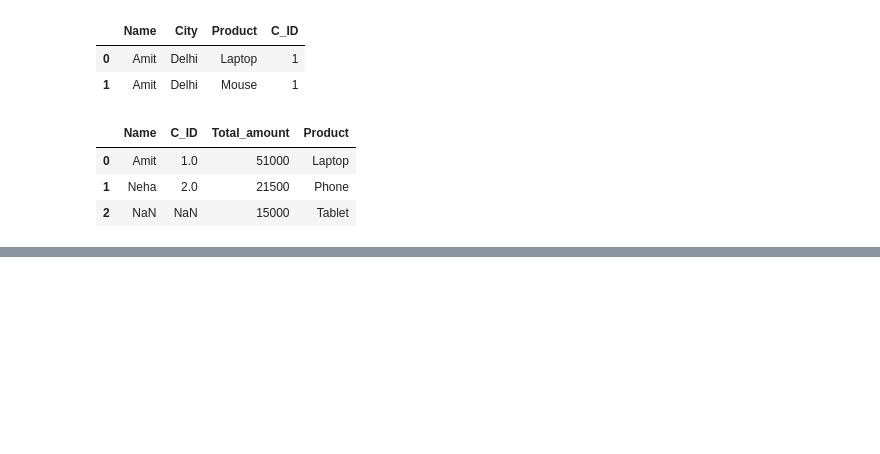
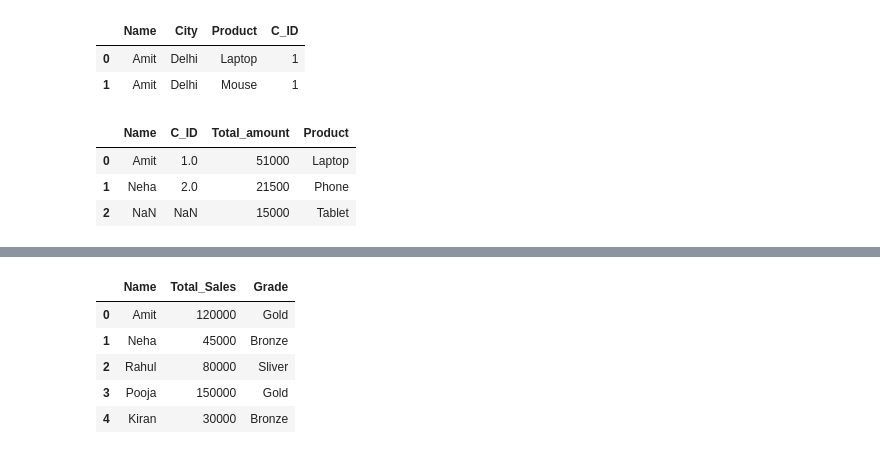
Before and after one commit to Visky-02/Data-Science-Practice, a Jupyter notebook: Untitled Folder/sql2.ipynb, the cells around one changed output, grey strips where cells are left out. Saved outputs shown, nothing was run; the diff lists cells and outputs as text; code cells hidden in the pictures; blank space fills up the shorter version.

```diff
--- a/Untitled Folder/sql2.ipynb
+++ b/Untitled Folder/sql2.ipynb
@@ -265,0 +322,18 @@ pd.read_sql_query(query14,conn)
+# %%
+query17="""
+SELECT Name, Total_Sales,
+    CASE
+        WHEN Total_Sales>100000 THEN 'Gold'
+        WHEN Total_Sales>50000 THEN 'Sliver'
+        ELSE 'Bronze'
+    END AS Grade
+FROM Sales_team
+"""
+pd.read_sql_query(query17,conn)
+# %% [output]
+|  | Name | Total_Sales | Grade |
+| 0 | Amit | 120000 | Gold |
+| 1 | Neha | 45000 | Bronze |
+| 2 | Rahul | 80000 | Sliver |
+| 3 | Pooja | 150000 | Gold |
+| 4 | Kiran | 30000 | Bronze |
```
Also changed, not shown: parts of 17 cells of this notebook.
